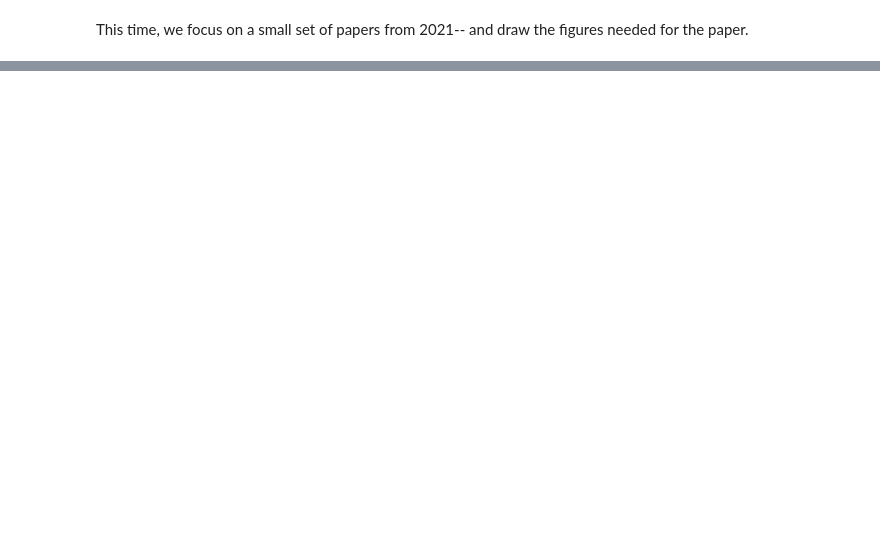
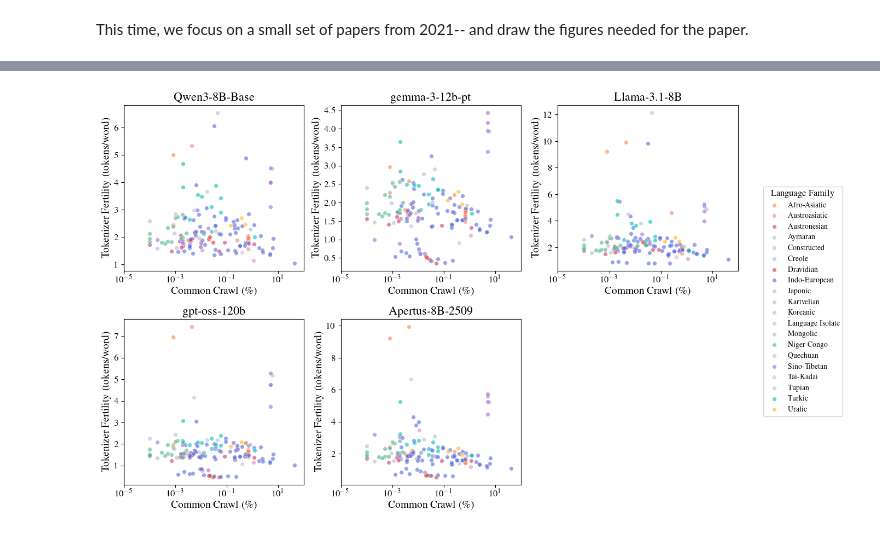
Before and after one commit to ljvmiranda921/edgeml-survey, a Jupyter notebook: notebooks/2026-02-12-figures-for-paper.ipynb, the cells around one changed output, grey strips where cells are left out. Saved outputs shown, nothing was run; the diff lists cells and outputs as text; code cells hidden in the pictures; blank space fills up the shorter version.

```diff
--- a/notebooks/2026-02-12-figures-for-paper.ipynb
+++ b/notebooks/2026-02-12-figures-for-paper.ipynb
@@ -96,0 +114,75 @@ Index(['title', 'paper_url', 'binding_constraint', 'devices_tested',
+# %%
+# Get unique models and language families
+models = sorted(merged_df["model"].unique())
+lang_families = sorted(merged_df["lang_family"].dropna().unique())
+
+# Create a color palette for language families
+family_colors = {
+    "Indo-European": CAMBRIDGE_COLORS["indigo"],
+    "Afro-Asiatic": CAMBRIDGE_COLORS["crest"],
+    "Niger-Congo": CAMBRIDGE_COLORS["green"],
+    "Austronesian": CAMBRIDGE_COLORS["cherry"],
+    "Sino-Tibetan": CAMBRIDGE_COLORS["purple"],
+    "Turkic": CAMBRIDGE_COLORS["cambridge_warm_blue"],
+    "Uralic": CAMBRIDGE_COLORS["judge_yellow"],
+    "Dravidian": CAMBRIDGE_COLORS["dark_crest"],
+    "Austroasiatic": CAMBRIDGE_COLORS["warm_cherry"],
+    "Tai-Kadai": CAMBRIDGE_COLORS["warm_purple"],
+}
+# Default color for other families
+default_color = CAMBRIDGE_COLORS["slate_2"]
+
+# Create faceted scatter plot
+n_models = len(models)
+n_cols = 3
+n_rows = (n_models + n_cols - 1) // n_cols
+
+fig, axes = plt.subplots(n_rows, n_cols, figsize=(12, 4 * n_rows), squeeze=False)
+axes = axes.flatten()
+
+for idx, model in enumerate(models):
+    ax = axes[idx]
+    model_data = merged_df[merged_df["model"] == model]
+
+    # Plot each language family
+    for family in lang_families:
+        family_data = model_data[model_data["lang_family"] == family]
+        if len(family_data) > 0:
+            color = family_colors.get(family, default_color)
+            ax.scatter(
+                family_data["commoncrawl_percentage"],
+                family_data["tpw"],
+                c=color,
+                label=family if idx == 0 else "",
+                alpha=0.6,
+                s=30,
+                edgecolors="white",
+                linewidths=0.5,
+            )
+
+    ax.set_xlabel("Common Crawl (\%)")
+    ax.set_ylabel("Tokenizer Fertility (tokens/word)")
+    ax.set_title(model.split("/")[-1])
+    ax.set_xscale("log")
+    ax.set_xlim(1e-5, 100)
+
+# Hide empty subplots
+for idx in range(n_models, len(axes)):
+    axes[idx].set_visible(False)
+
+# Add legend to the figure
+handles, labels = axes[0].get_legend_handles_labels()
+fig.legend(
+    handles,
+    labels,
+    loc="center right",
+    bbox_to_anchor=(1.15, 0.5),
+    title="Language Family",
+    fontsize=10,
+)
+
+fig.tight_layout()
+fig.savefig(OUTPUT_DIR / "tokenizer_fertility_vs_cc.pdf", bbox_inches="tight", dpi=300)
+plt.show()
+# %% [output]
+[figure, added]
```
Also changed, not shown: parts of 4 cells of this notebook.
